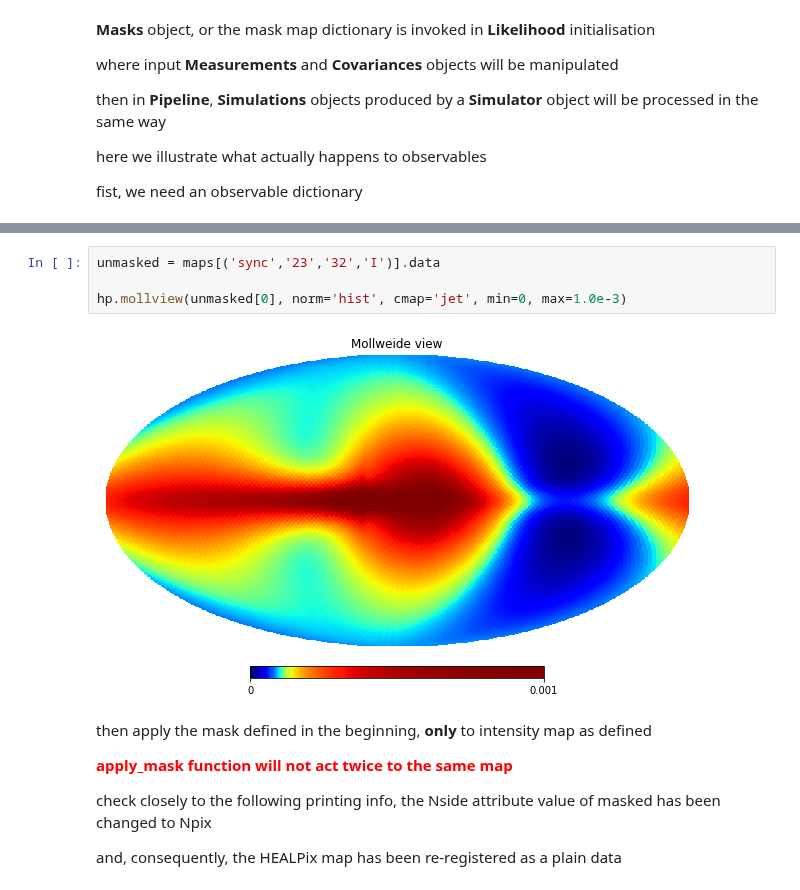
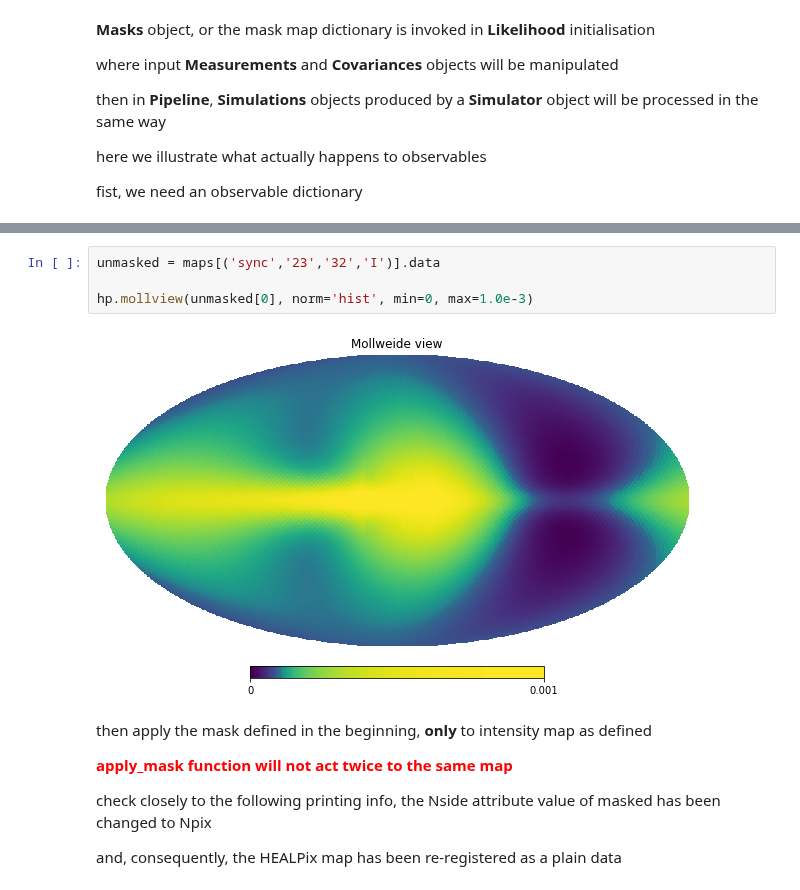
Before and after one commit to IMAGINE-Consortium/imagine, a Jupyter notebook: tutorials/tutorial_four.ipynb, the cells around one changed output, grey strips where cells are left out. Cells and saved outputs as stored; diff of their text form.

```diff
--- a/tutorials/tutorial_four.ipynb
+++ b/tutorials/tutorial_four.ipynb
@@ -116,9 +108,9 @@ dict_keys([('sync', '23', '32', 'I'), ('fd', 'nan', '16', 'nan'), ('dm', 'nan',
 # %%
 unmasked = maps[('sync','23','32','I')].data
 
-hp.mollview(unmasked[0], norm='hist', cmap='jet', min=0, max=1.0e-3)
+hp.mollview(unmasked[0], norm='hist', min=0, max=1.0e-3)
 # %% [output]
-[figure, old version]
+[figure, new version]
 # %% [markdown]
 then apply the mask defined in the beginning, **only** to intensity map as defined
 
```
Also changed, not shown: parts of 7 cells of this notebook.
